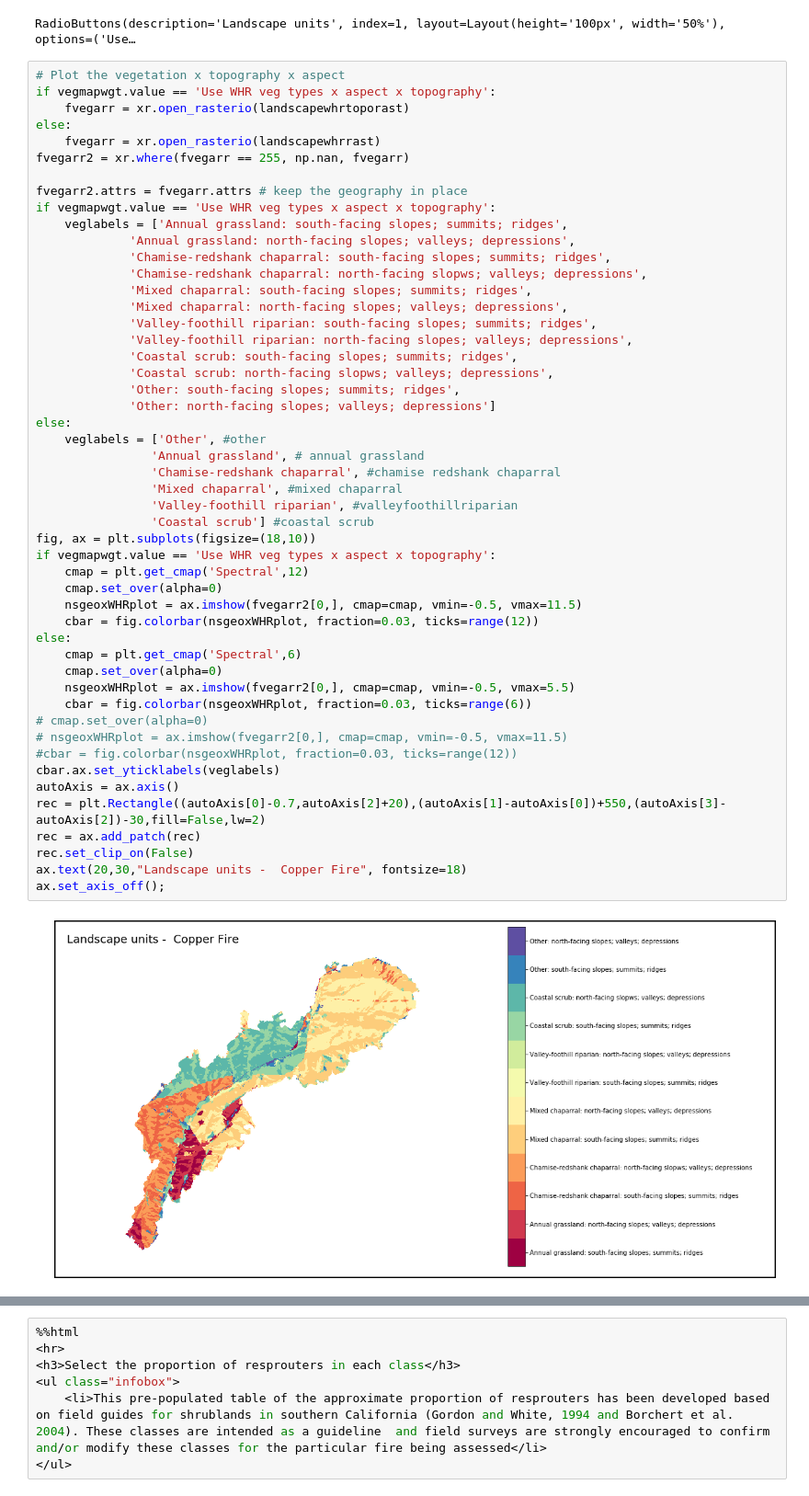
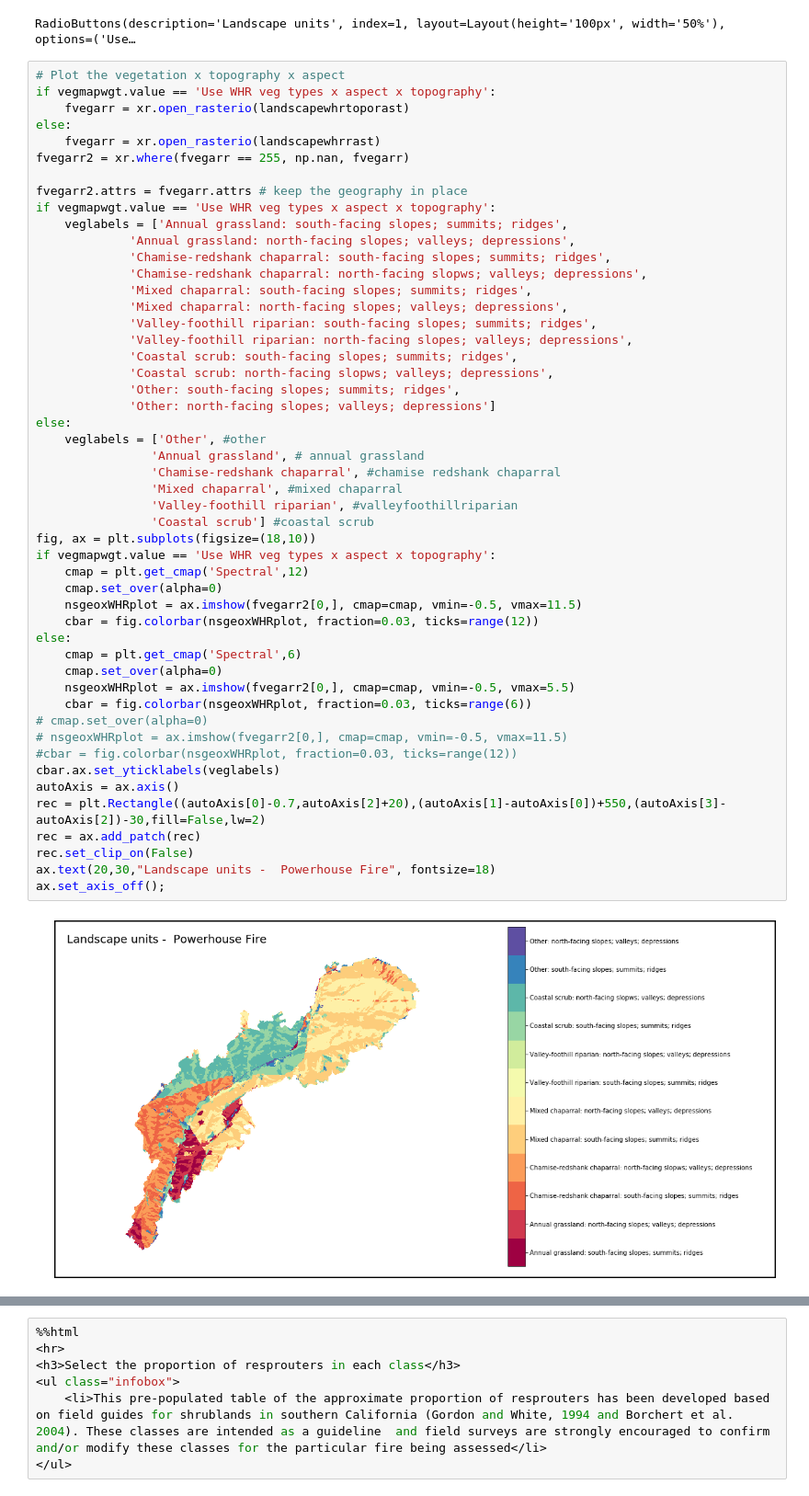
Before and after one commit to adhollander/postfire, a Jupyter notebook: CopperFire18.ipynb, the cells around one changed output, grey strips where cells are left out. Shown: that part at 92% size. Drawn from its saved outputs; the diff is of its cells as text.

```diff
--- a/CopperFire18.ipynb
+++ b/CopperFire18.ipynb
@@ -655,32 +652,32 @@ if vegmapwgt.value == 'Use WHR veg types x aspect x topography':
              'Other: south-facing slopes; summits; ridges',
              'Other: north-facing slopes; valleys; depressions']
 else:
     veglabels = ['Other', #other
                 'Annual grassland', # annual grassland
                 'Chamise-redshank chaparral', #chamise redshank chaparral
                 'Mixed chaparral', #mixed chaparral
                 'Valley-foothill riparian', #valleyfoothillriparian
                 'Coastal scrub'] #coastal scrub
 fig, ax = plt.subplots(figsize=(18,10))
 if vegmapwgt.value == 'Use WHR veg types x aspect x topography':
     cmap = plt.get_cmap('Spectral',12)
     cmap.set_over(alpha=0)
     nsgeoxWHRplot = ax.imshow(fvegarr2[0,], cmap=cmap, vmin=-0.5, vmax=11.5)
     cbar = fig.colorbar(nsgeoxWHRplot, fraction=0.03, ticks=range(12))
 else:
     cmap = plt.get_cmap('Spectral',6)
     cmap.set_over(alpha=0)
     nsgeoxWHRplot = ax.imshow(fvegarr2[0,], cmap=cmap, vmin=-0.5, vmax=5.5)
     cbar = fig.colorbar(nsgeoxWHRplot, fraction=0.03, ticks=range(6))
 # cmap.set_over(alpha=0)
 # nsgeoxWHRplot = ax.imshow(fvegarr2[0,], cmap=cmap, vmin=-0.5, vmax=11.5)
 #cbar = fig.colorbar(nsgeoxWHRplot, fraction=0.03, ticks=range(12))
 cbar.ax.set_yticklabels(veglabels)
 autoAxis = ax.axis()
 rec = plt.Rectangle((autoAxis[0]-0.7,autoAxis[2]+20),(autoAxis[1]-autoAxis[0])+550,(autoAxis[3]-autoAxis[2])-30,fill=False,lw=2)
 rec = ax.add_patch(rec)
 rec.set_clip_on(False)
-ax.text(20,30,"Landscape units -  Copper Fire", fontsize=18)
+ax.text(20,30,"Landscape units -  Powerhouse Fire", fontsize=18)
 ax.set_axis_off();
 # %% [output]
-[figure, old version]
+[figure, new version]
```
Also changed, not shown: parts of 11 cells of this notebook.
